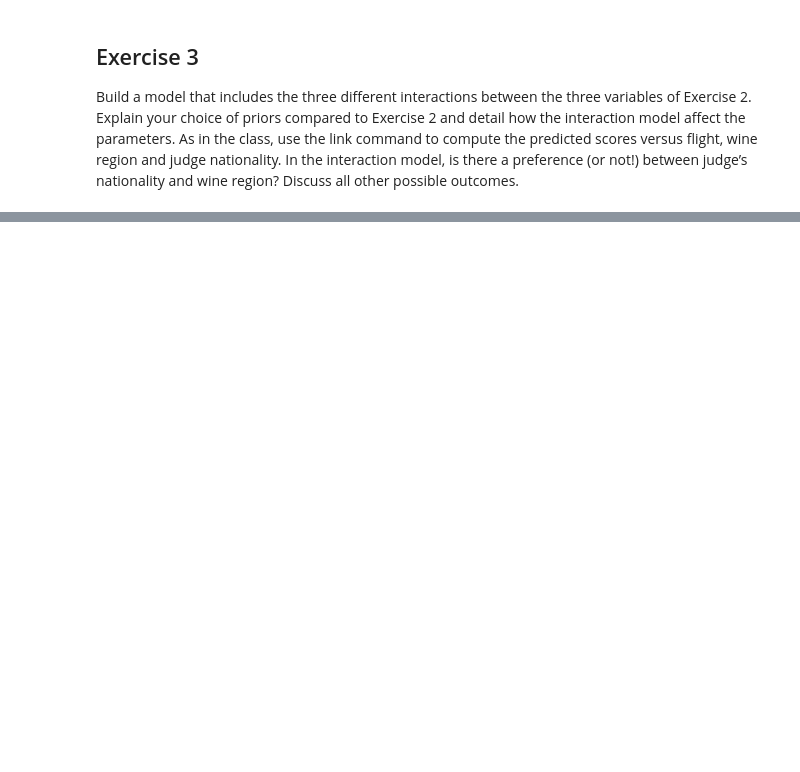
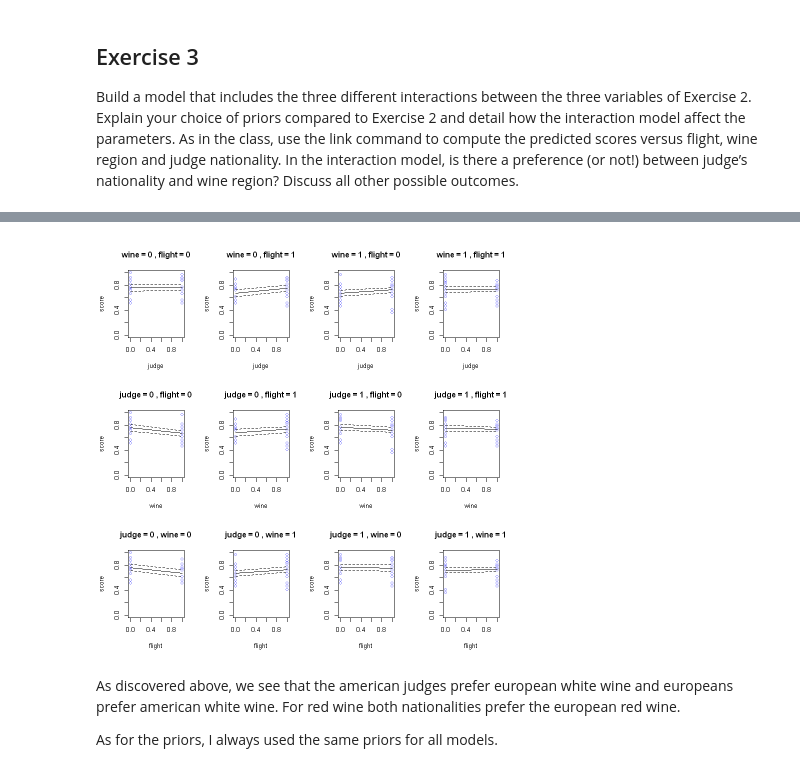
Before and after one commit to TimeTeleporter/advanced_statistics, a Jupyter notebook: exercise_sheet_9/exercise_sheet_9_Immanuel_Albrecht.ipynb, the cells around one changed output, grey strips where cells are left out. Cells and saved outputs as stored; diff of their text form; code cells hidden in the pictures; blank space fills up the shorter version.

```diff
--- a/exercise_sheet_9/exercise_sheet_9_Immanuel_Albrecht.ipynb
+++ b/exercise_sheet_9/exercise_sheet_9_Immanuel_Albrecht.ipynb
@@ -178,0 +271,53 @@ model2 <- map(
+# %%
+# make a plot window with three panels in a single row
+par(mfrow=c(3,4)) # 3 row, 4 columns
+# loop over values of water.c and plot predictions
+my_seq <- c(0, 1)
+for (w in my_seq) {
+	for (f in my_seq) {
+		dt <- d[d$wine.amer == w & d$flightid == f, ]
+		plot(score ~ judge.amer, data=dt, col=rangi2,
+		main=paste("wine =", w, ", flight =", f), xlim=c(0, 1), ylim=c(0, 1),
+		xlab="judge")
+		mu <- link(model2 , data=list(judge.amer = my_seq, wine.amer = w, flightid = f))
+		mu.mean <- apply(mu, 2, mean)
+		mu.HPDI <- apply(mu, 2, HPDI, prob=0.91)
+		lines(my_seq, mu.mean )
+		lines(my_seq, mu.HPDI[1,], lty=2)
+		lines(my_seq, mu.HPDI[2,], lty=2)
+	}
+}
+for (j in my_seq) {
+	for (f in my_seq) {
+		dt <- d[d$judge.amer == j & d$flightid == f, ]
+		plot(score ~ wine.amer, data=dt, col=rangi2,
+		main=paste("judge =", j, ", flight =", f), xlim=c(0, 1), ylim=c(0, 1),
+		xlab="wine")
+		mu <- link(model2 , data=list(wine.amer = my_seq, judge.amer = j, flightid = f))
+		mu.mean <- apply(mu, 2, mean)
+		mu.HPDI <- apply(mu, 2, HPDI, prob=0.91)
+		lines(my_seq, mu.mean )
+		lines(my_seq, mu.HPDI[1,], lty=2)
+		lines(my_seq, mu.HPDI[2,], lty=2)
+	}
+}
+for (j in my_seq) {
+	for (w in my_seq) {
+		dt <- d[d$judge.amer == j & d$wine.amer == w, ]
+		plot(score ~ flightid, data=dt, col=rangi2,
+		main=paste("judge =", j, ", wine =", w), xlim=c(0, 1), ylim=c(0, 1),
+		xlab="flight")
+		mu <- link(model2 , data=list(flightid = my_seq, wine.amer = w, judge.amer = j))
+		mu.mean <- apply(mu, 2, mean)
+		mu.HPDI <- apply(mu, 2, HPDI, prob=0.91)
+		lines(my_seq, mu.mean )
+		lines(my_seq, mu.HPDI[1,], lty=2)
+		lines(my_seq, mu.HPDI[2,], lty=2)
+	}
+}
+# %% [output]
+[figure, added]
+# %% [markdown]
+As discovered above, we see that the american judges prefer european white wine and europeans prefer american white wine. For red wine both nationalities prefer the european red wine.
+
+As for the priors, I always used the same priors for all models.
```
Also changed, not shown: parts of 8 cells of this notebook, 11 other files.
